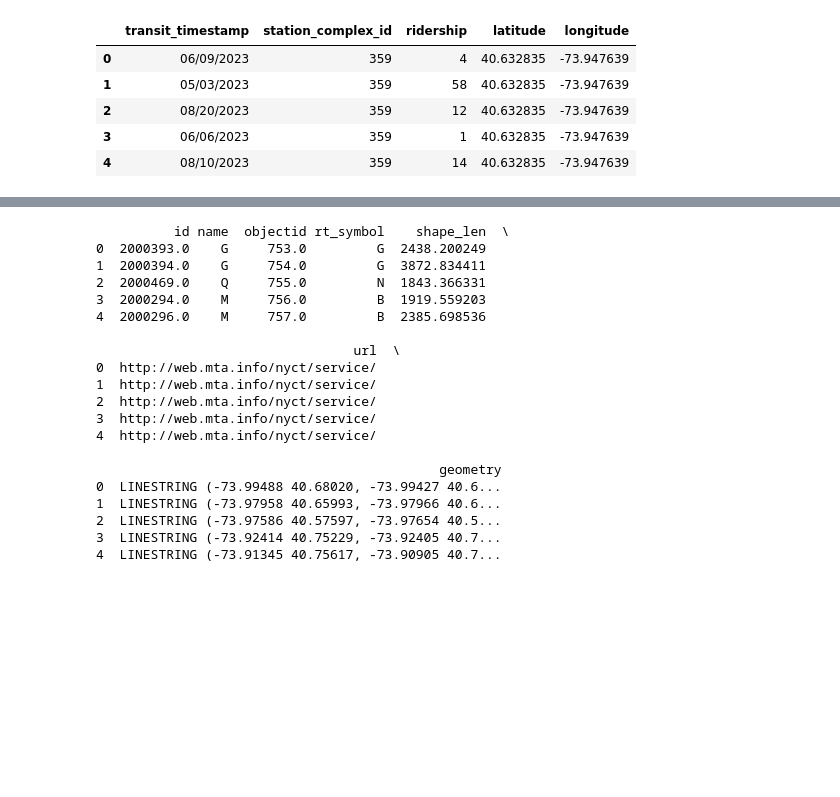
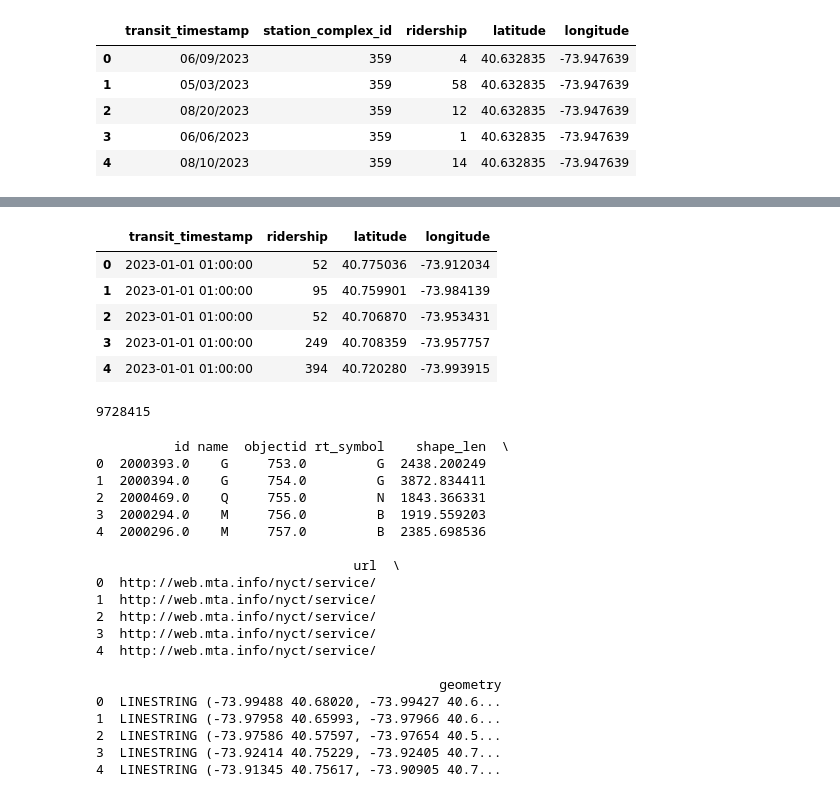
Before and after one commit to t-acheson/project2-fomo, a Jupyter notebook: data/subway_geo.ipynb, the cells around one changed output, grey strips where cells are left out. Saved outputs shown, nothing was run; the diff lists cells and outputs as text; code cells hidden in the pictures; blank space fills up the shorter version.

```diff
--- a/data/subway_geo.ipynb
+++ b/data/subway_geo.ipynb
@@ -116,0 +144,2 @@ subway = subway.rename(columns={
+# %%
+new = new.merge(subway, on='station_complex_id', how='left')
@@ -116,0 +174,7 @@ subway = subway.rename(columns={
+# %%
+new.drop(columns=['station_complex_id'], inplace=True)
+# %%
+datetime_format = '%m/%d/%Y %I:%M:%S %p'
+new['transit_timestamp'] = pd.to_datetime(new['transit_timestamp'], format=datetime_format)
+# %%
+new['transit_timestamp'] = pd.to_datetime(new['transit_timestamp'])
@@ -116,0 +195,9 @@ subway = subway.rename(columns={
+# %%
+new.head()
+# %% [output]
+|  | transit_timestamp | ridership | latitude | longitude |
+| 0 | 2023-01-01 01:00:00 | 52 | 40.775036 | -73.912034 |
+| 1 | 2023-01-01 01:00:00 | 95 | 40.759901 | -73.984139 |
+| 2 | 2023-01-01 01:00:00 | 52 | 40.706870 | -73.953431 |
+| 3 | 2023-01-01 01:00:00 | 249 | 40.708359 | -73.957757 |
+| 4 | 2023-01-01 01:00:00 | 394 | 40.720280 | -73.993915 |
@@ -117,3 +206,8 @@ subway = subway.rename(columns={
+# %%
+new = new.dropna()
+print(len(new))
+# %% [output]
+9728415
 # %%
 import geopandas as gpd
 from shapely.geometry import Point
```
Also changed, not shown: parts of 13 cells of this notebook, 3 other files.
